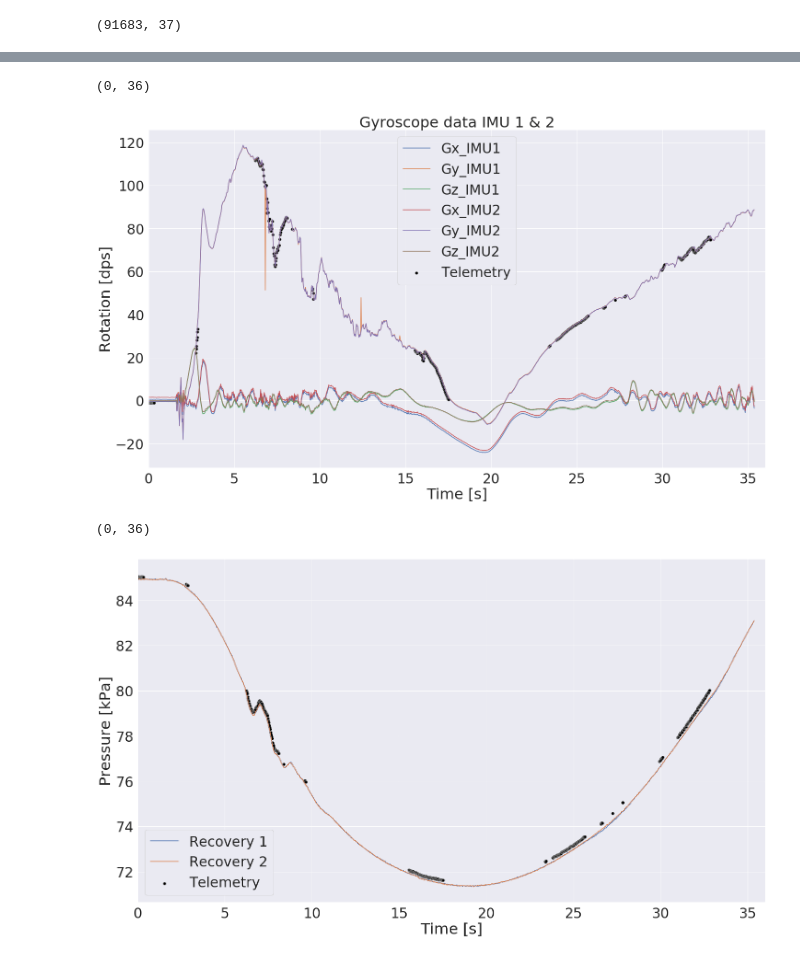
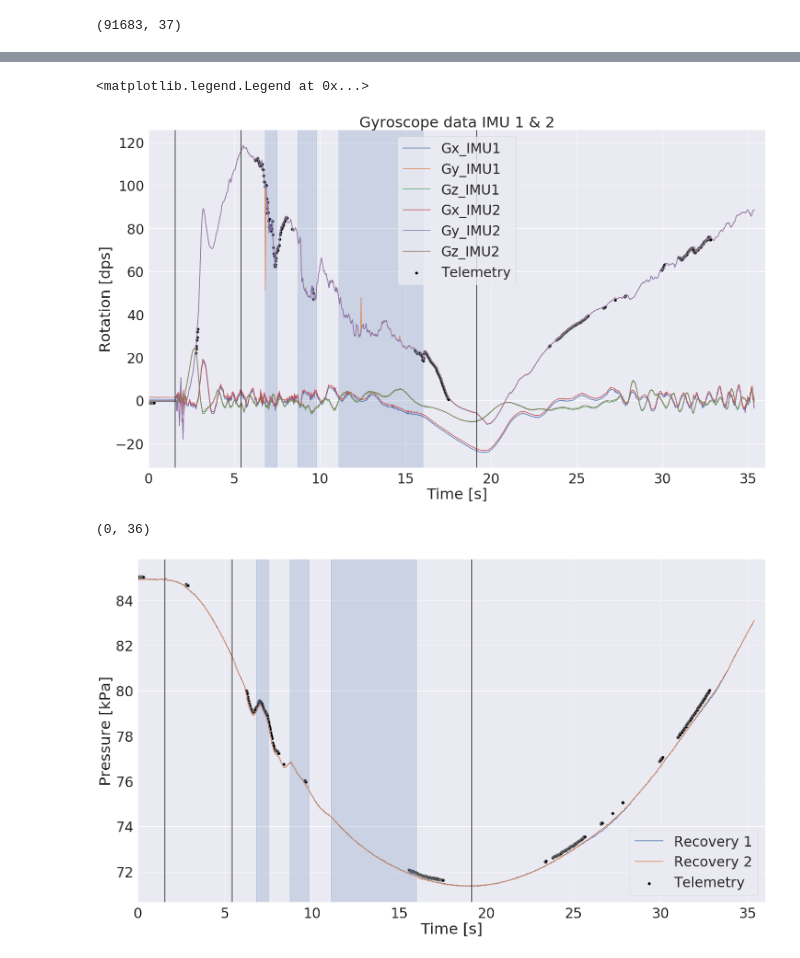
Before and after one commit to aris-space/euler-avionics, a Jupyter notebook: maiden_launch_analysis/maiden_launch_analysis_recovery.ipynb, the cells around one changed output, grey strips where cells are left out. Cells and saved outputs as stored; diff of their text form; code cells hidden in the pictures.

Commit message:
Added phases and AB actuation to recovery plots

```diff
--- a/maiden_launch_analysis/maiden_launch_analysis_recovery.ipynb
+++ b/maiden_launch_analysis/maiden_launch_analysis_recovery.ipynb
@@ -42,6 +42,25 @@ dim3 = lambda x : [x + '_' + s for s in ['x', 'y', 'z']]
 
 telemetry[dim3('Acceleration')] = telemetry[dim3('sb_data_acc')].apply(pd.to_numeric).apply(fmt_acc)
 telemetry[dim3('Gyro')] = telemetry[dim3('sb_data_gyro')].apply(pd.to_numeric).apply(fmt_gyro)
+# %%
+# Some options
+show_telemetry = True     # whether to display telemetry data points
+show_flight_events = True # whether to display ignition, burnout, apogee
+show_actuation = True     # whether to display airbrake actuation areas
+
+t_ignition = 1.55 # time of ignition [s]
+t_burnout = 5.4  # time of burnout [s]
+t_apogee = combined['Time [s]'][pd.Series.argmin(combined['Pressure 1 [kPa]'])] # time of apogee (min pressure) [s]
+
+def plot_events(plt):
+    if show_flight_events:
+        plt.axvline(x=t_ignition, color='k')
+        plt.axvline(x=t_burnout, color='k')
+        plt.axvline(x=t_apogee, color='k')
+    if show_actuation:
+        plt.axvspan(6.8, 7.5, color='b', alpha=0.2)
+        plt.axvspan(8.7, 9.8, color='b', alpha=0.2)
+        plt.axvspan(11.1, 16, color='b', alpha=0.2)
 # %%
 plt = sns.lineplot(data = combined, x = 'Time [s]', y = 'Acceleration 1 [g]', label="Recovery 1")
 plt = sns.lineplot(data = combined, x = 'Time [s]', y = 'Acceleration 2 [g]', label="Recovery 2")
@@ -73,26 +97,36 @@ plt.legend(loc='upper right')
 for label in gyro_labels:
     plt = sns.lineplot(data = combined, x = 'Time [s]', y = label, label=label)
 
-plt = sns.scatterplot(data = telemetry.reset_index(), x = 'Time [s]', y = 'Gyro_z', color = 'black', edgecolor='gray', label='Telemetry')
+if show_telemetry:
+    plt = sns.scatterplot(data = telemetry.reset_index(), x = 'Time [s]', y = 'Gyro_z', color = 'black', edgecolor='gray', label='Telemetry')
+
+plot_events(plt)
 
 plt.set_title(f'Gyroscope data IMU 1 & 2')
 plt.set_ylabel('Rotation [dps]')
 plt.set_xlabel('Time [s]')
 plt.set_xlim(0, duration)
+
+plt.legend(loc='upper center')
 # %% [output]
-(0, 36)
+<matplotlib.legend.Legend at 0x...>
-[figure, old version]
+[figure, new version]
 # %%
 #plt = sns.scatterplot(data = combined.reset_index(), x = 'Time [s]', y = 'Pressure [kPa]', color = 'black', edgecolor='gray')
 plt = sns.lineplot(data = combined.reset_index(), x = 'Time [s]', y = 'Pressure 1 [kPa]', label="Recovery 1")
 plt = sns.lineplot(data = combined.reset_index(), x = 'Time [s]', y = 'Pressure 2 [kPa]', label="Recovery 2")
-plt = sns.scatterplot(data = telemetry.reset_index(), x = 'Time [s]', y = 'Pressure [kPa]', color = 'black', edgecolor='gray', label='Telemetry')
+
+plot_events(plt)
+
+if show_telemetry:
+    plt = sns.scatterplot(data = telemetry.reset_index(), x = 'Time [s]', y = 'Pressure [kPa]', color = 'black', edgecolor='gray', label='Telemetry')
+
 plt.set_ylabel('Pressure [kPa]')
 plt.set_xlabel('Time [s]')
 plt.set_xlim(0, duration)
 # %% [output]
 (0, 36)
-[figure, old version]
+[figure, new version]
 # %%
 #plt = sns.scatterplot(data = combined, x = 'Time [s]', y = 'Battery [V]', color = 'black', edgecolor='gray')
 plt = sns.lineplot(data = combined, x = 'Time [s]', y = 'V_BAT1')
```
Also changed, not shown: parts of 6 cells of this notebook.
